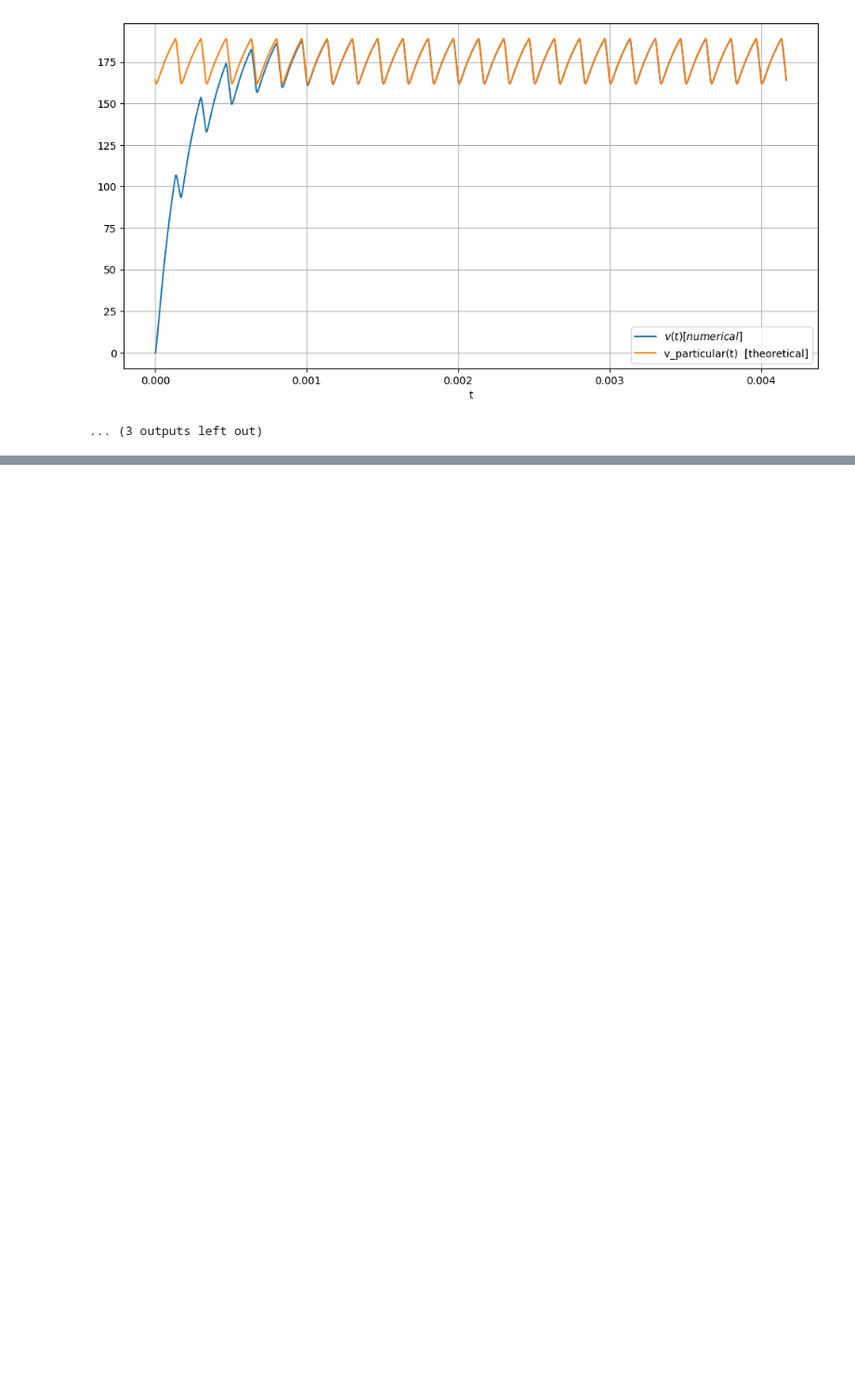
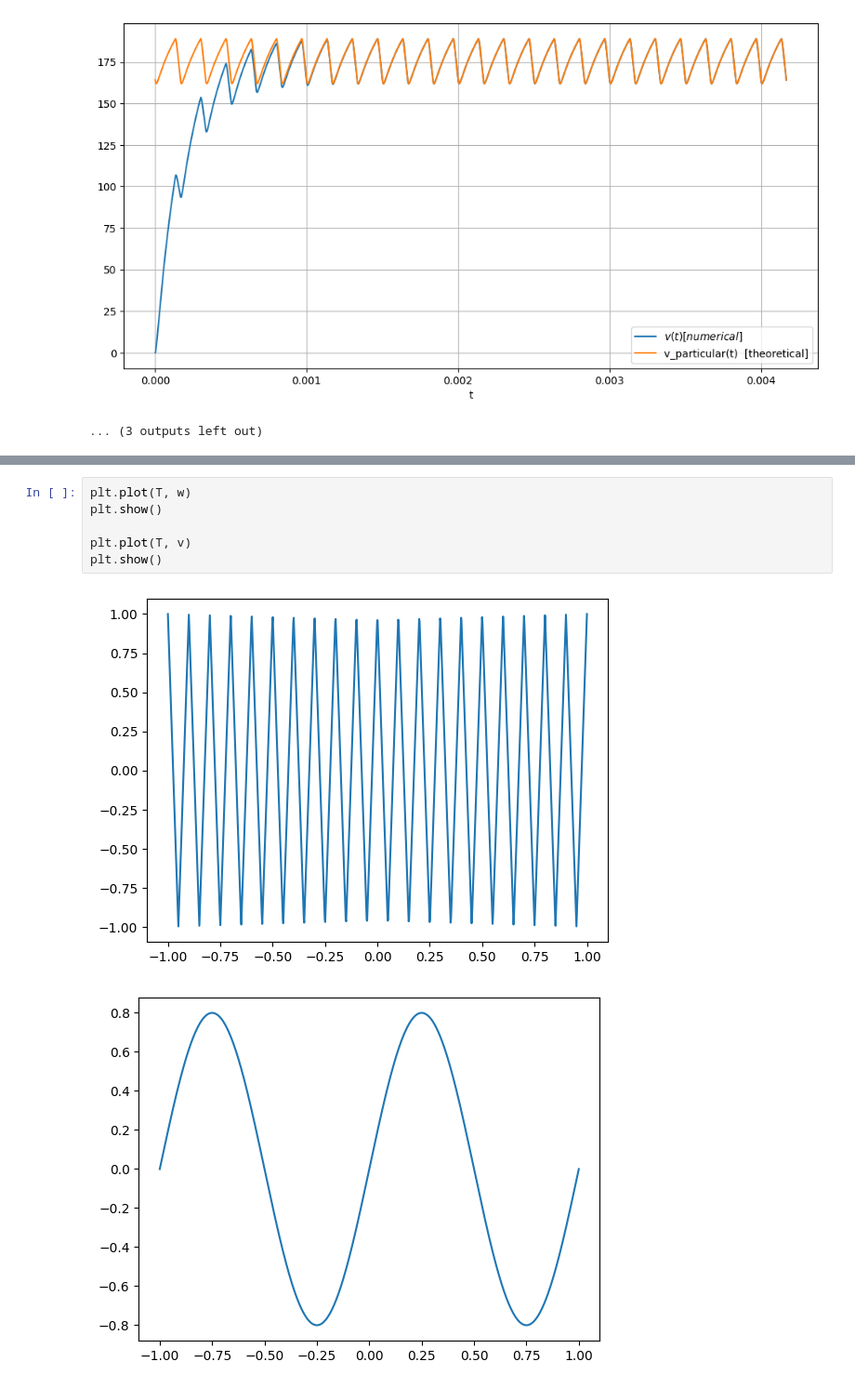
Before and after one commit to himanshutg/ODE_Project, a Jupyter notebook: week2.ipynb, the cells around one changed output, grey strips where cells are left out. Shown at 93% size. Saved outputs shown, nothing was run; the diff lists cells and outputs as text; blank space fills up the shorter version.

```diff
--- a/week2.ipynb
+++ b/week2.ipynb
@@ -584,0 +637,9 @@ plt.show()
+# %%
+plt.plot(T, w)
+plt.show()
+
+plt.plot(T, v)
+plt.show()
+# %% [output]
+[figure, added]
+[figure, added]
```
Also changed, not shown: parts of 2 cells of this notebook, 18 other files.
